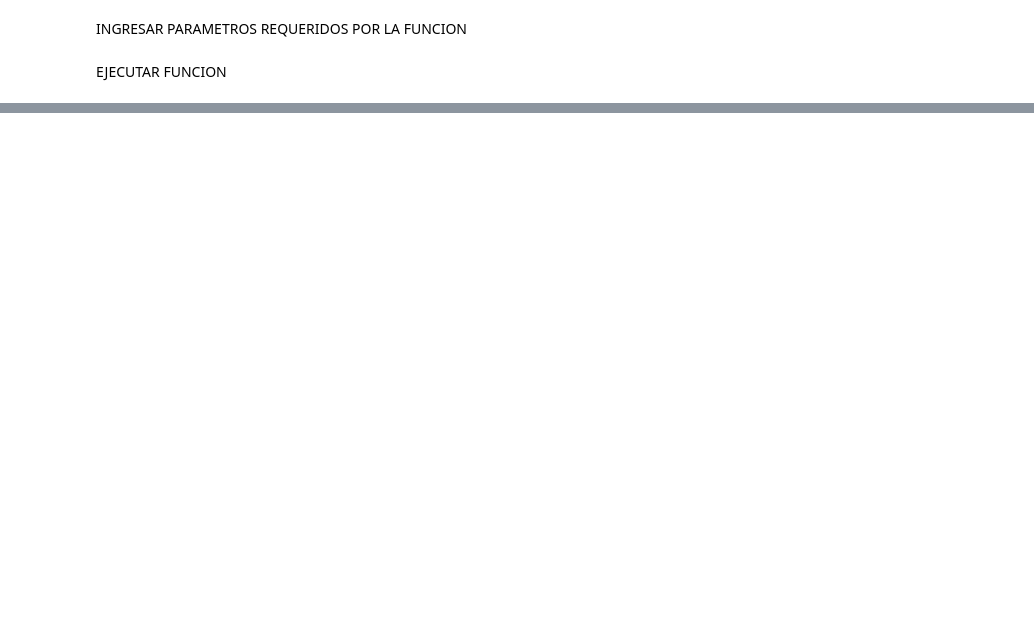
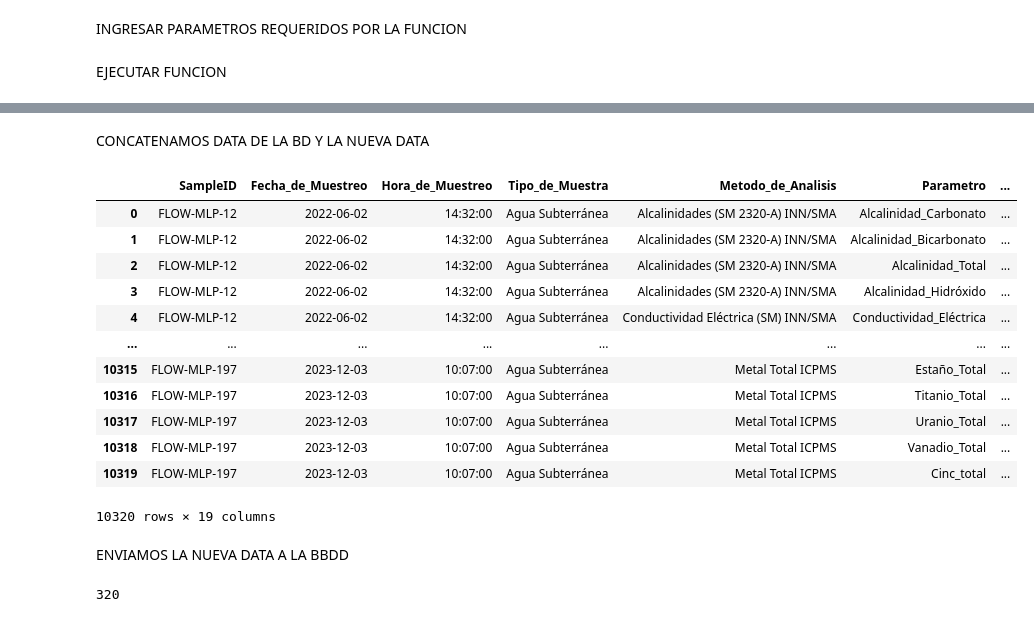
Before and after one commit to franciscoalejandro898/Tecnolog-a_Flow, a Jupyter notebook: Compilado_mlp/Compilacertificados.ipynb, the cells around one changed output, grey strips where cells are left out. Drawn from its saved outputs; the diff is of its cells as text; code cells hidden in the pictures; blank space fills up the shorter version.

```diff
--- a/Compilado_mlp/Compilacertificados.ipynb
+++ b/Compilado_mlp/Compilacertificados.ipynb
@@ -401,0 +324,26 @@ print(df)
+# %% [markdown]
+CONCATENAMOS DATA DE LA BD Y LA NUEVA DATA
+# %%
+df_update= pd.concat([df_data_bd, df_compilado], ignore_index=True)
+# %%
+df_update
+# %% [output]
+|  | SampleID | Fecha_de_Muestreo | Hora_de_Muestreo | Tipo_de_Muestra | Metodo_de_Analisis | Parametro | ... |
+| 0 | FLOW-MLP-12 | 2022-06-02 | 14:32:00 | Agua Subterránea | Alcalinidades (SM 2320-A) INN/SMA | Alcalinidad_Carbonato | ... |
+| 1 | FLOW-MLP-12 | 2022-06-02 | 14:32:00 | Agua Subterránea | Alcalinidades (SM 2320-A) INN/SMA | Alcalinidad_Bicarbonato | ... |
+| 2 | FLOW-MLP-12 | 2022-06-02 | 14:32:00 | Agua Subterránea | Alcalinidades (SM 2320-A) INN/SMA | Alcalinidad_Total | ... |
+| 3 | FLOW-MLP-12 | 2022-06-02 | 14:32:00 | Agua Subterránea | Alcalinidades (SM 2320-A) INN/SMA | Alcalinidad_Hidróxido | ... |
+| 4 | FLOW-MLP-12 | 2022-06-02 | 14:32:00 | Agua Subterránea | Conductividad Eléctrica (SM) INN/SMA | Conductividad_Eléctrica | ... |
+| ... | ... | ... | ... | ... | ... | ... | ... |
+| 10315 | FLOW-MLP-197 | 2023-12-03 | 10:07:00 | Agua Subterránea | Metal Total ICPMS | Estaño_Total | ... |
+| 10316 | FLOW-MLP-197 | 2023-12-03 | 10:07:00 | Agua Subterránea | Metal Total ICPMS | Titanio_Total | ... |
+| 10317 | FLOW-MLP-197 | 2023-12-03 | 10:07:00 | Agua Subterránea | Metal Total ICPMS | Uranio_Total | ... |
+| 10318 | FLOW-MLP-197 | 2023-12-03 | 10:07:00 | Agua Subterránea | Metal Total ICPMS | Vanadio_Total | ... |
+| 10319 | FLOW-MLP-197 | 2023-12-03 | 10:07:00 | Agua Subterránea | Metal Total ICPMS | Cinc_total | ... |
+10320 rows × 19 columns
+# %% [markdown]
+ENVIAMOS LA NUEVA DATA A LA BBDD
+# %%
+df_update.to_sql(table_name, con=engine, if_exists='replace', index=False)
+# %% [output]
+320
```
Also changed, not shown: parts of 19 cells of this notebook, 5 other files.
